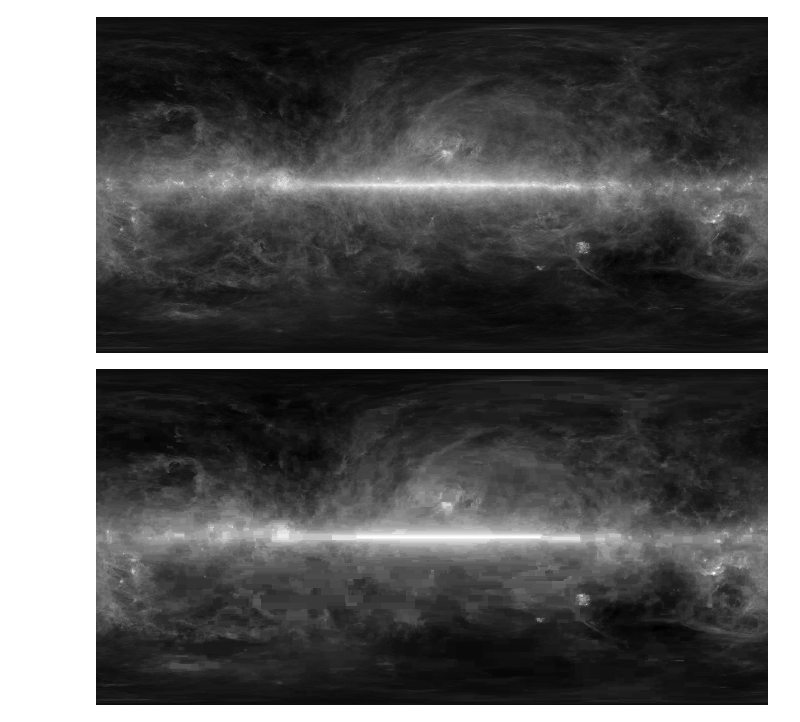
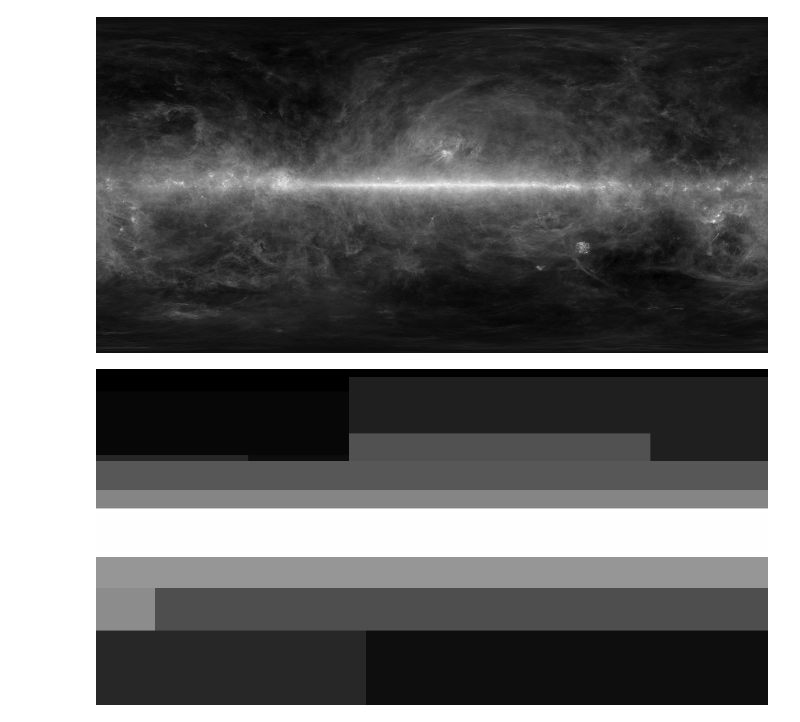
Before and after one commit to jpivarski-talks/2019-04-08-picscie-numpy, a Jupyter notebook: 08-day2-homework.ipynb, the cells around one changed output. Saved outputs shown, nothing was run; the diff lists cells and outputs as text; code cells hidden in the pictures.

```diff
--- a/08-day2-homework.ipynb
+++ b/08-day2-homework.ipynb
@@ -23,8 +23,8 @@ show(y)
 [figure]
 # %%
 import sklearn.tree
-model = sklearn.tree.DecisionTreeRegressor(max_depth=18)
+model = sklearn.tree.DecisionTreeRegressor(max_depth=4)
 model.fit(X, y.reshape(height * width, 1))
 show(model.predict(X).reshape(height, width))
 # %% [output]
-[figure, old version]
+[figure, new version]
```
Also changed, not shown: parts of 3 cells of this notebook.
